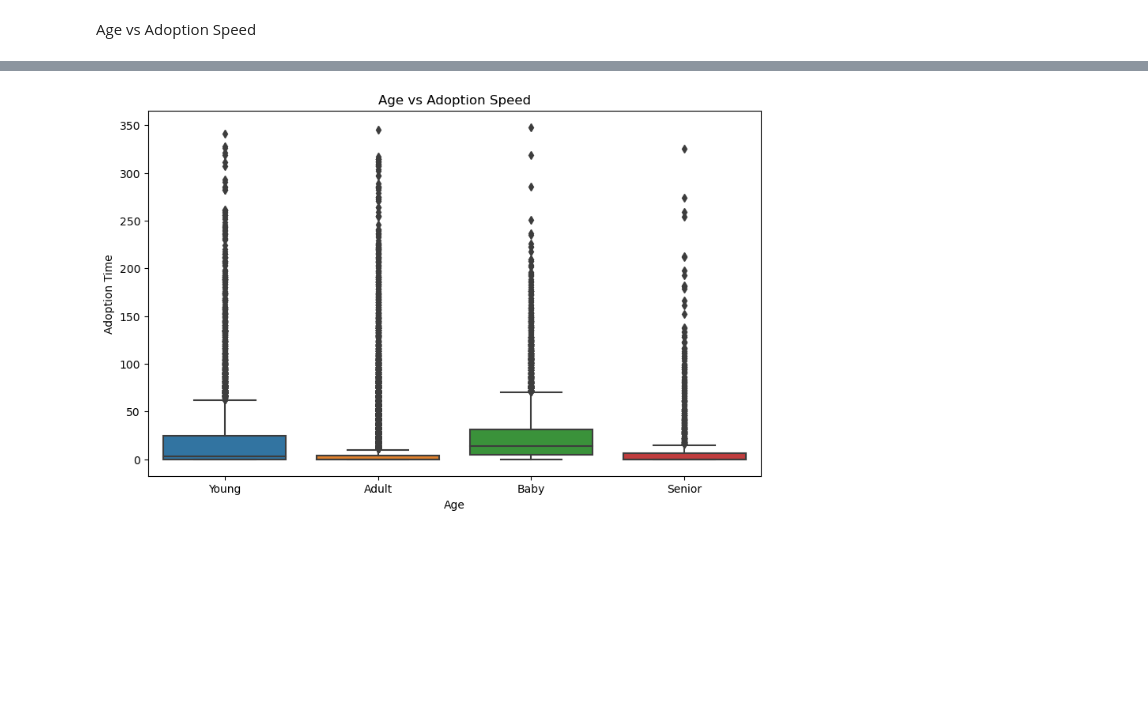
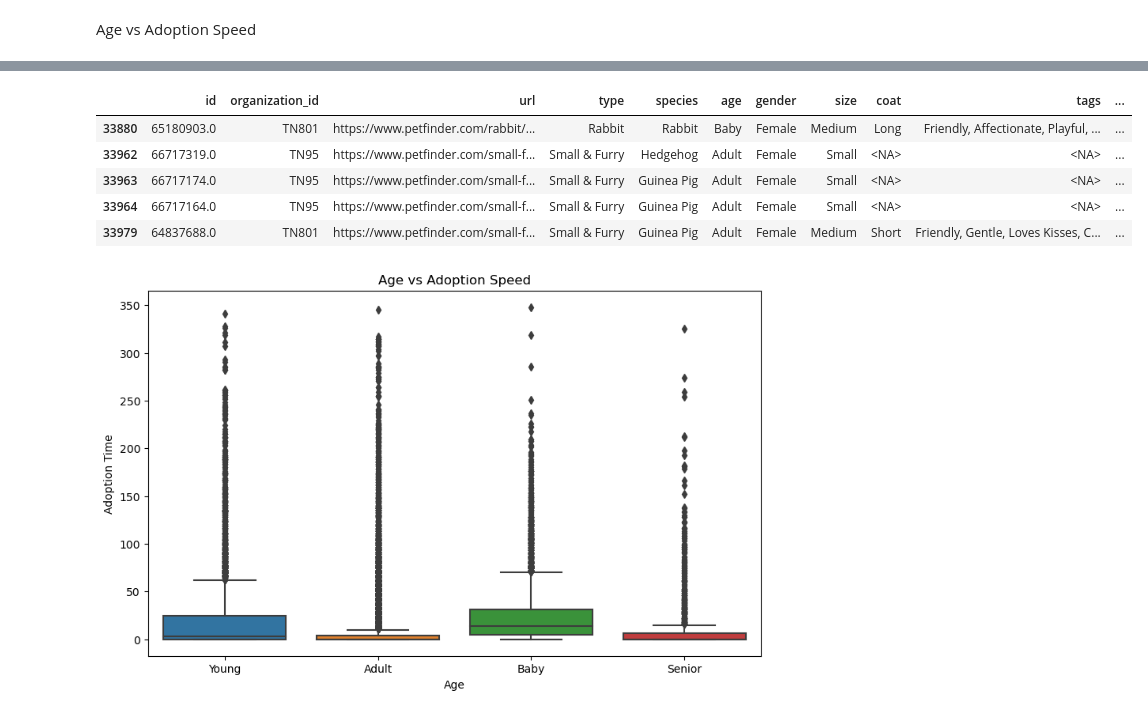
Before and after one commit to elisianguyen/2023-Tennessee-Adoption-Dynamics, a Jupyter notebook: notebooks/pet_adoption_analysis_mvp.ipynb, the cells around one changed output, grey strips where cells are left out. Drawn from its saved outputs; the diff is of its cells as text; code cells hidden in the pictures; blank space fills up the shorter version.

```diff
--- a/notebooks/pet_adoption_analysis_mvp.ipynb
+++ b/notebooks/pet_adoption_analysis_mvp.ipynb
@@ -244,3 +325,14 @@ Age vs Adoption Speed
+# %%
+adopted[adopted['adoption_time'] == 0].tail()
+
+# Why are there so many animals posted then adopted on the same day??????
+# %% [output]
+|  | id | organization_id | url | type | species | age | gender | size | coat | tags | ... |
+| 33880 | 65180903.0 | TN801 | https://www.petfinder.com/rabbit/... | Rabbit | Rabbit | Baby | Female | Medium | Long | Friendly, Affectionate, Playful, ... | ... |
+| 33962 | 66717319.0 | TN95 | https://www.petfinder.com/small-f... | Small & Furry | Hedgehog | Adult | Female | Small | <NA> | <NA> | ... |
+| 33963 | 66717174.0 | TN95 | https://www.petfinder.com/small-f... | Small & Furry | Guinea Pig | Adult | Female | Small | <NA> | <NA> | ... |
+| 33964 | 66717164.0 | TN95 | https://www.petfinder.com/small-f... | Small & Furry | Guinea Pig | Adult | Female | Small | <NA> | <NA> | ... |
+| 33979 | 64837688.0 | TN801 | https://www.petfinder.com/small-f... | Small & Furry | Guinea Pig | Adult | Female | Medium | Short | Friendly, Gentle, Loves Kisses, C... | ... |
 # %%
 plt.figure(figsize=(10, 6))
 sns.boxplot(x='age', y='adoption_time', data=adopted)
```
Also changed, not shown: parts of 4 cells of this notebook, 1 other file.
